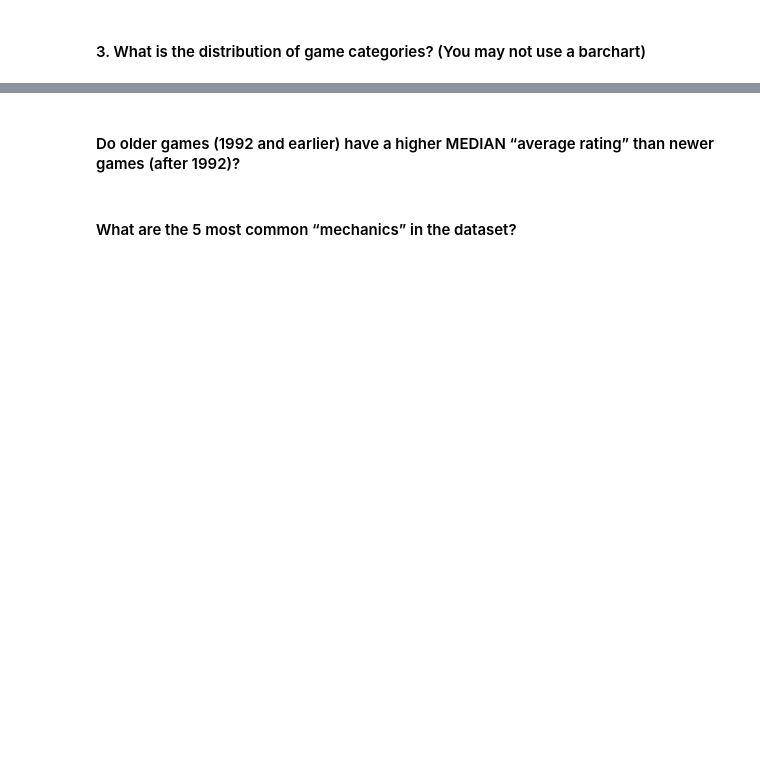
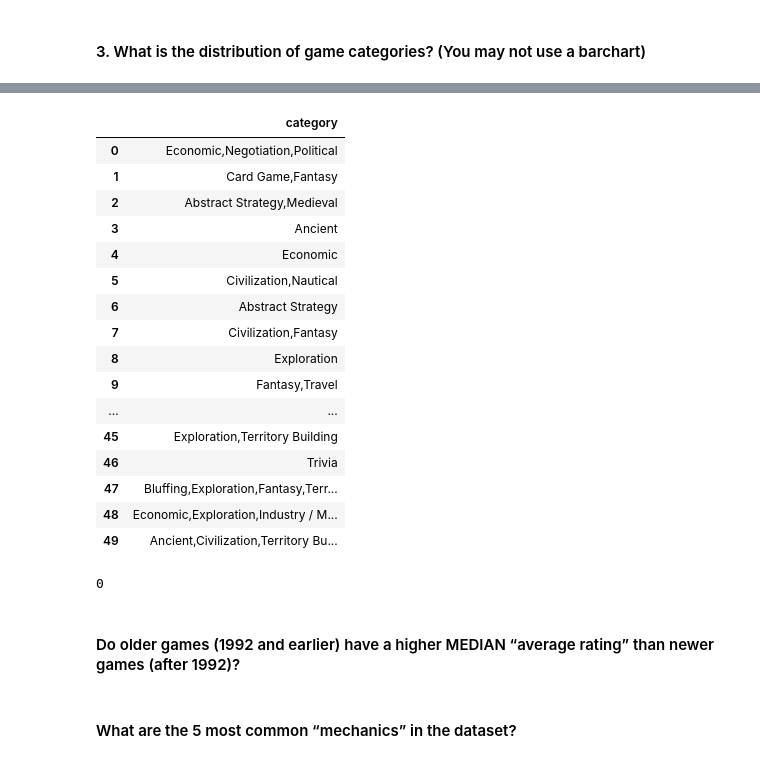
Before and after one commit to ayllinBukovic/AyllinBukovic_DVisHDip_CA1, a Jupyter notebook: AyllinBukovic_DVisHDip_CA1.ipynb, the cells around one changed output, grey strips where cells are left out. Drawn from its saved outputs; the diff is of its cells as text; code cells hidden in the pictures; blank space fills up the shorter version.

```diff
--- a/AyllinBukovic_DVisHDip_CA1.ipynb
+++ b/AyllinBukovic_DVisHDip_CA1.ipynb
@@ -188,2 +188,5 @@ The tread is not clear at all, so we can say that both variables are not correla
 # %% [markdown]
 #### 3. What is the distribution of game categories? (You may not use a barchart)
+# %%
+category=df_games["category"].unique()
+category
@@ -189,0 +199,3 @@ The tread is not clear at all, so we can say that both variables are not correla
+# %%
+category_list = list(category)
+category_list
@@ -190,3 +220,28 @@ The tread is not clear at all, so we can say that both variables are not correla
+# %%
+df_category = pd.DataFrame({"category": category_list})
+df_category.head(50)
+# %% [output]
+|  | category |
+| 0 | Economic,Negotiation,Political |
+| 1 | Card Game,Fantasy |
+| 2 | Abstract Strategy,Medieval |
+| 3 | Ancient |
+| 4 | Economic |
+| 5 | Civilization,Nautical |
+| 6 | Abstract Strategy |
+| 7 | Civilization,Fantasy |
+| 8 | Exploration |
+| 9 | Fantasy,Travel |
+| ... | ... |
+| 45 | Exploration,Territory Building |
+| 46 | Trivia |
+| 47 | Bluffing,Exploration,Fantasy,Terr... |
+| 48 | Economic,Exploration,Industry / M... |
+| 49 | Ancient,Civilization,Territory Bu... |
+# %%
+df_category.duplicated().sum()
+# %% [output]
+0
 # %% [markdown]
 #### Do older games (1992 and earlier) have a higher MEDIAN “average rating” than newer games (after 1992)?
 # %% [markdown]
```
Also changed, not shown: parts of 8 cells of this notebook.
